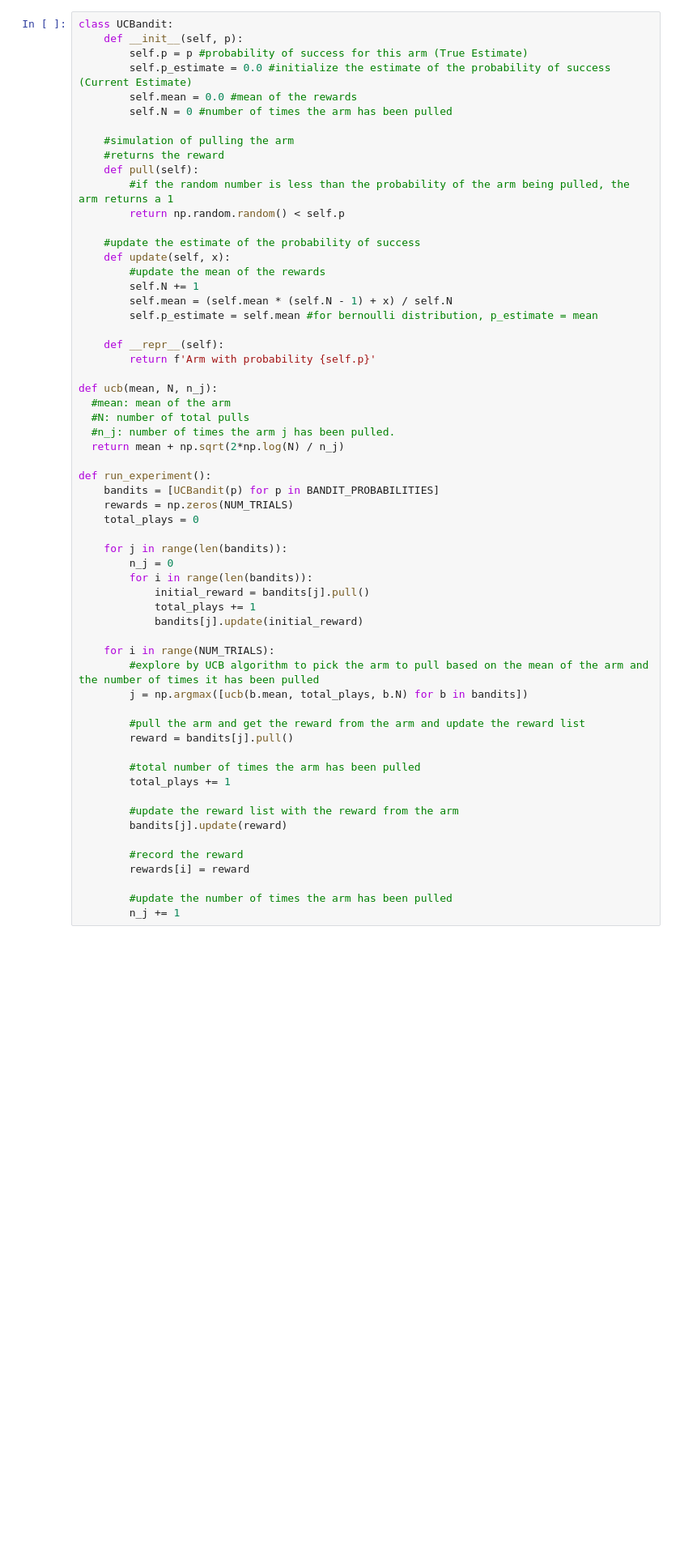
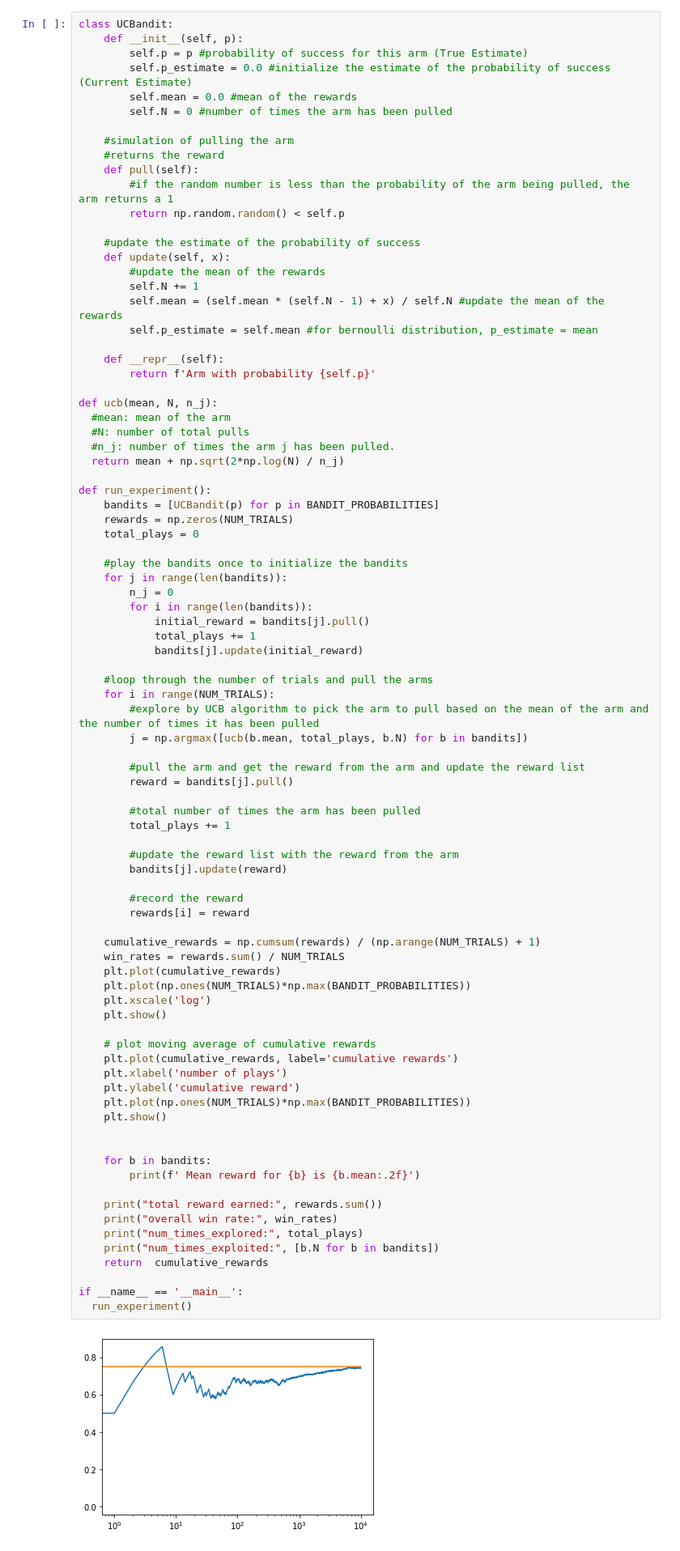
Before and after one commit to ankit-kothari/Data-Science-Journey, a Jupyter notebook: Probablity-and-Statistics/updating_posterior_distribution_demo.ipynb, the cells around one changed output. Shown: that part at 81% size. Saved outputs shown, nothing was run; the diff lists cells and outputs as text; blank space fills up the shorter version.

```diff
--- a/Probablity-and-Statistics/updating_posterior_distribution_demo.ipynb
+++ b/Probablity-and-Statistics/updating_posterior_distribution_demo.ipynb
@@ -411,7 +411,7 @@ class UCBandit:
     def update(self, x):
         #update the mean of the rewards
         self.N += 1
-        self.mean = (self.mean * (self.N - 1) + x) / self.N
+        self.mean = (self.mean * (self.N - 1) + x) / self.N #update the mean of the rewards
         self.p_estimate = self.mean #for bernoulli distribution, p_estimate = mean
 
     def __repr__(self):
@@ -424,32 +424,60 @@ def ucb(mean, N, n_j):
   return mean + np.sqrt(2*np.log(N) / n_j)
 
 def run_experiment():
     bandits = [UCBandit(p) for p in BANDIT_PROBABILITIES]
     rewards = np.zeros(NUM_TRIALS)
     total_plays = 0
 
+    #play the bandits once to initialize the bandits
     for j in range(len(bandits)):
         n_j = 0
         for i in range(len(bandits)):
             initial_reward = bandits[j].pull()
             total_plays += 1
             bandits[j].update(initial_reward)
 
+    #loop through the number of trials and pull the arms
     for i in range(NUM_TRIALS):
         #explore by UCB algorithm to pick the arm to pull based on the mean of the arm and the number of times it has been pulled
         j = np.argmax([ucb(b.mean, total_plays, b.N) for b in bandits])
 
         #pull the arm and get the reward from the arm and update the reward list
         reward = bandits[j].pull()
 
         #total number of times the arm has been pulled
         total_plays += 1
 
         #update the reward list with the reward from the arm
         bandits[j].update(reward)
 
         #record the reward
         rewards[i] = reward
 
-        #update the number of times the arm has been pulled
-        n_j += 1
+    cumulative_rewards = np.cumsum(rewards) / (np.arange(NUM_TRIALS) + 1)
+    win_rates = rewards.sum() / NUM_TRIALS
+    plt.plot(cumulative_rewards)
+    plt.plot(np.ones(NUM_TRIALS)*np.max(BANDIT_PROBABILITIES))
+    plt.xscale('log')
+    plt.show()
+
+    # plot moving average of cumulative rewards
+    plt.plot(cumulative_rewards, label='cumulative rewards')
+    plt.xlabel('number of plays')
+    plt.ylabel('cumulative reward')
+    plt.plot(np.ones(NUM_TRIALS)*np.max(BANDIT_PROBABILITIES))
+    plt.show()
+
+
+    for b in bandits:
+        print(f' Mean reward for {b} is {b.mean:.2f}')
+
+    print("total reward earned:", rewards.sum())
+    print("overall win rate:", win_rates)
+    print("num_times_explored:", total_plays)
+    print("num_times_exploited:", [b.N for b in bandits])
+    return  cumulative_rewards
+
+if __name__ == '__main__':
+  run_experiment()
+# %% [output]
+[figure, added]
```
Also changed, not shown: parts of 9 cells of this notebook.
